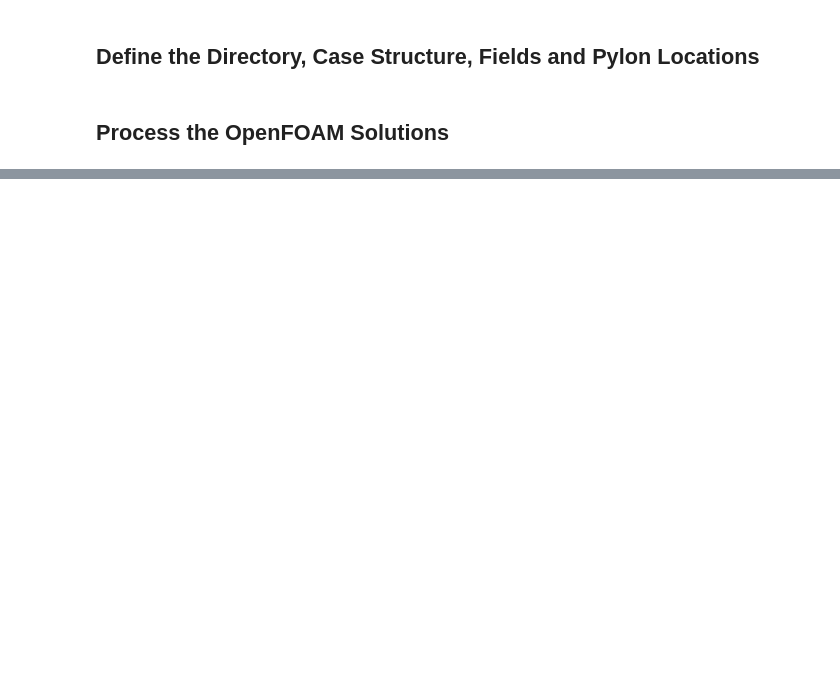
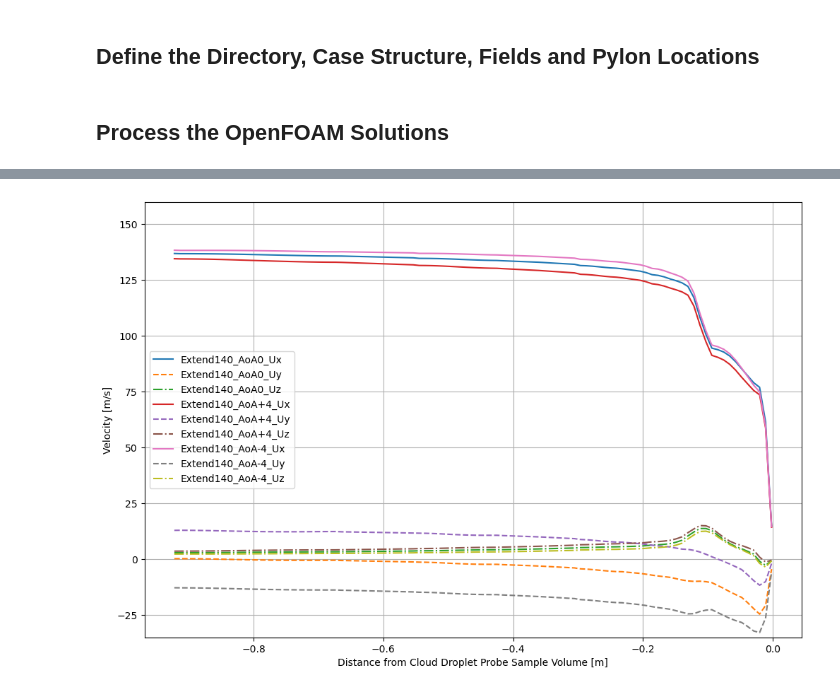
Before and after one commit to jrobrien91/dissertation, a Jupyter notebook: notebooks/CFD/pyvista-create-figures.ipynb, the cells around one changed output, grey strips where cells are left out. Cells and saved outputs as stored; diff of their text form; code cells hidden in the pictures; blank space fills up the shorter version.

```diff
--- a/notebooks/CFD/pyvista-create-figures.ipynb
+++ b/notebooks/CFD/pyvista-create-figures.ipynb
@@ -376,0 +956,8 @@ Widget(value="<iframe src='http://localhost:50319/index.html?ui=P_0x2e331d280_4&
+# %%
+# Process the selected Scalar fields over the line
+plot_line(solution_dir,
+          extend_140_line,
+          FIELD='U',
+          SAVE=True)
+# %% [output]
+[figure, added]
```
Also changed, not shown: parts of 24 cells of this notebook.
